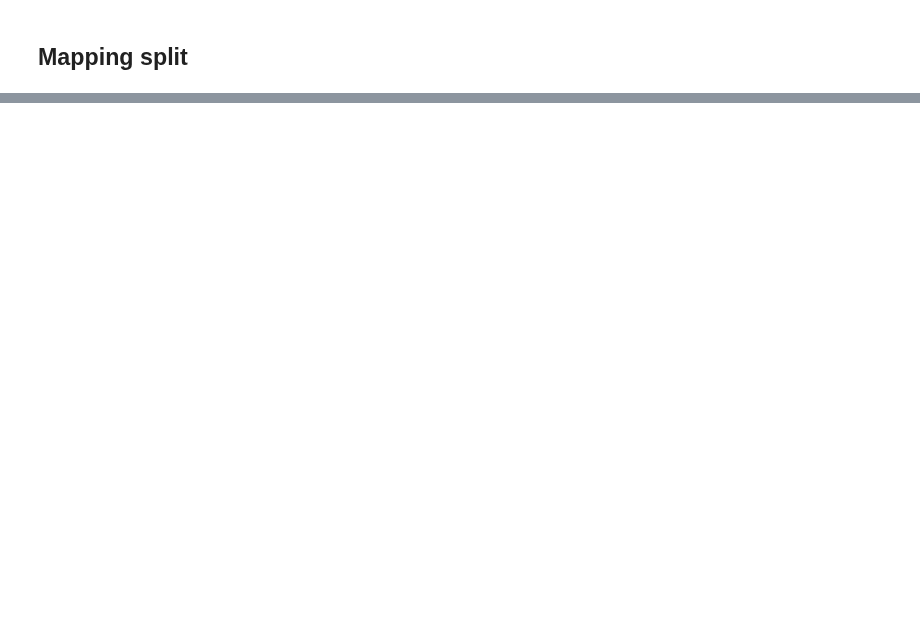
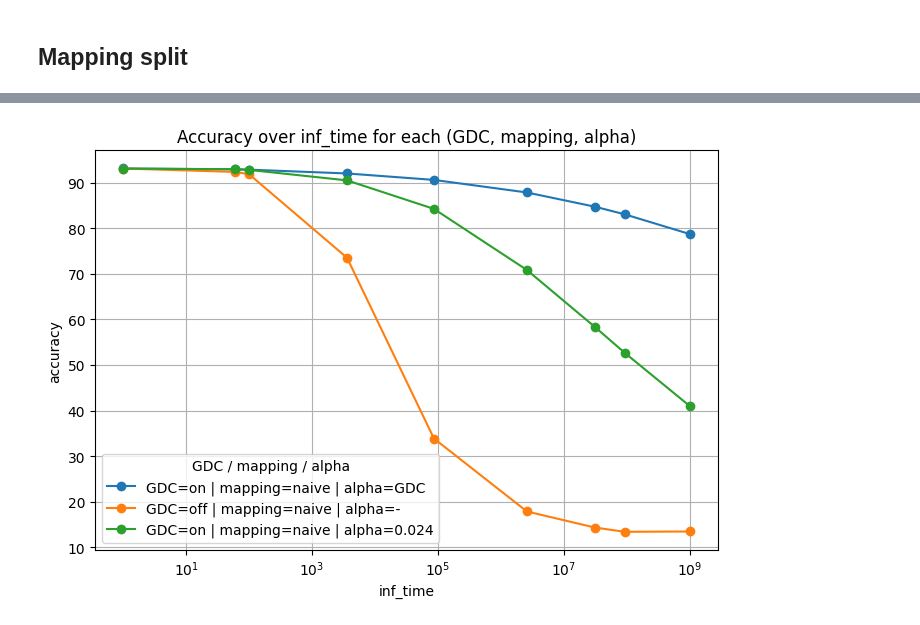
Before and after one commit to PRAM-weight-biasing/PRAM-weight-biasing, a Jupyter notebook: z_data_processing/250710_acc_plot.ipynb, the cells around one changed output, grey strips where cells are left out. Drawn from its saved outputs; the diff is of its cells as text; code cells hidden in the pictures; blank space fills up the shorter version.

```diff
--- a/z_data_processing/250710_acc_plot.ipynb
+++ b/z_data_processing/250710_acc_plot.ipynb
@@ -166,0 +208,29 @@ plt.tight_layout()
+# %%
+import matplotlib.pyplot as plt
+
+fig, ax = plt.subplots(figsize=(7, 5))
+
+# 유일한 조합으로 반복
+unique_combinations = df[['GDC', 'mapping_method', 'alpha']].drop_duplicates()
+
+for _, row in unique_combinations.iterrows():
+    subset = df[
+        (df['GDC'] == row['GDC']) &
+        (df['mapping_method'] == row['mapping_method']) &
+        (df['alpha'] == row['alpha'])
+    ].sort_values('inf_time')
+
+    label = f"GDC={row['GDC']} | mapping={row['mapping_method']} | alpha={row['alpha']}"
+    ax.plot(subset['inf_time'], subset['accuracy'], marker='o', label=label)
+
+ax.set_xscale('log')
+ax.set_xlabel('inf_time')
+ax.set_ylabel('accuracy')
+ax.set_title('Accuracy over inf_time for each (GDC, mapping, alpha)')
+
+ax.legend(title='GDC / mapping / alpha')
+ax.grid(True)
+plt.tight_layout()
+plt.show()
+# %% [output]
+[figure, added]
```
Also changed, not shown: parts of 11 cells of this notebook, 1 other file.
